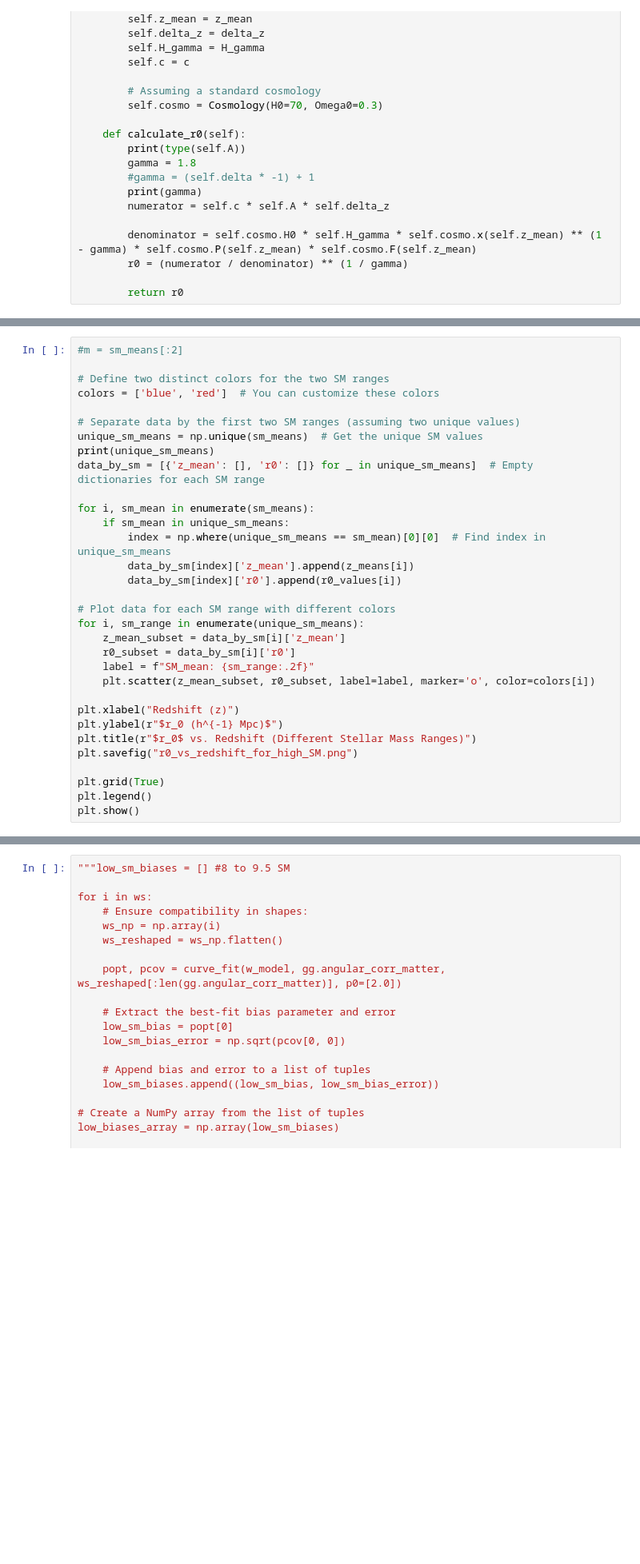
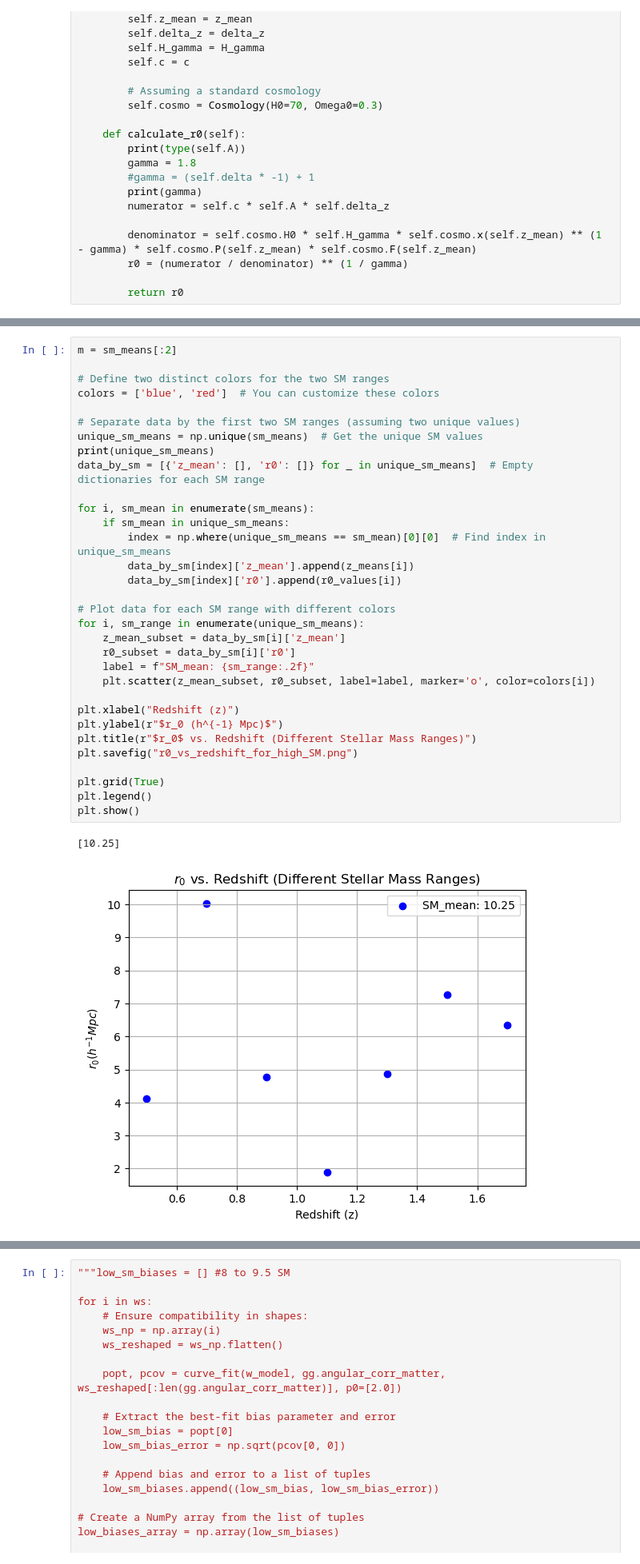
Before and after one commit to OtiliaIrina/Master_Thesis, a Jupyter notebook: class.ipynb, the cells around one changed output, grey strips where cells are left out. Shown at 80% size. Cells and saved outputs as stored; diff of their text form; blank space fills up the shorter version.

```diff
--- a/class.ipynb
+++ b/class.ipynb
@@ -640,32 +744,35 @@ plt.show()
 # %%
-#m = sm_means[:2]
+m = sm_means[:2]
 
 # Define two distinct colors for the two SM ranges
 colors = ['blue', 'red']  # You can customize these colors
 
 # Separate data by the first two SM ranges (assuming two unique values)
 unique_sm_means = np.unique(sm_means)  # Get the unique SM values
 print(unique_sm_means)
 data_by_sm = [{'z_mean': [], 'r0': []} for _ in unique_sm_means]  # Empty dictionaries for each SM range
 
 for i, sm_mean in enumerate(sm_means):
     if sm_mean in unique_sm_means:
         index = np.where(unique_sm_means == sm_mean)[0][0]  # Find index in unique_sm_means
         data_by_sm[index]['z_mean'].append(z_means[i])
         data_by_sm[index]['r0'].append(r0_values[i])
 
 # Plot data for each SM range with different colors
 for i, sm_range in enumerate(unique_sm_means):
     z_mean_subset = data_by_sm[i]['z_mean']
     r0_subset = data_by_sm[i]['r0']
     label = f"SM_mean: {sm_range:.2f}"
     plt.scatter(z_mean_subset, r0_subset, label=label, marker='o', color=colors[i])
 
 plt.xlabel("Redshift (z)")
 plt.ylabel(r"$r_0 (h^{-1} Mpc)$")
 plt.title(r"$r_0$ vs. Redshift (Different Stellar Mass Ranges)")
 plt.savefig("r0_vs_redshift_for_high_SM.png")
 
 plt.grid(True)
 plt.legend()
 plt.show()
+# %% [output]
+[10.25]
+[figure, added]
```
Also changed, not shown: parts of 44 cells of this notebook, 6 other files.
